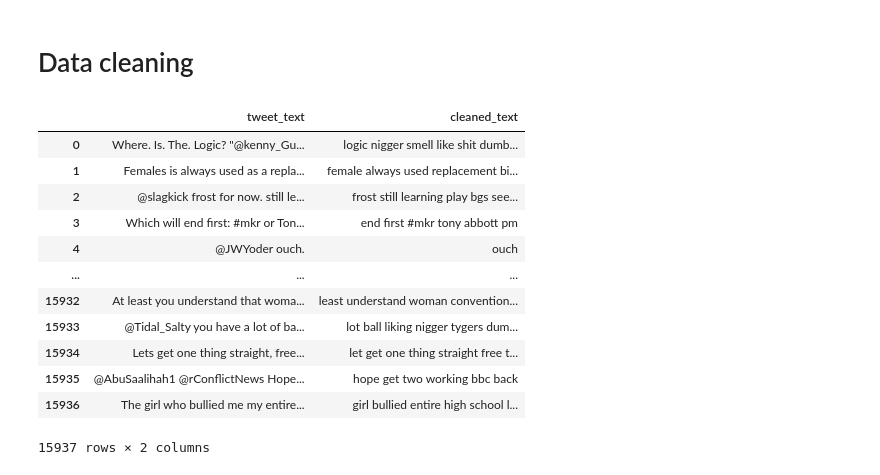
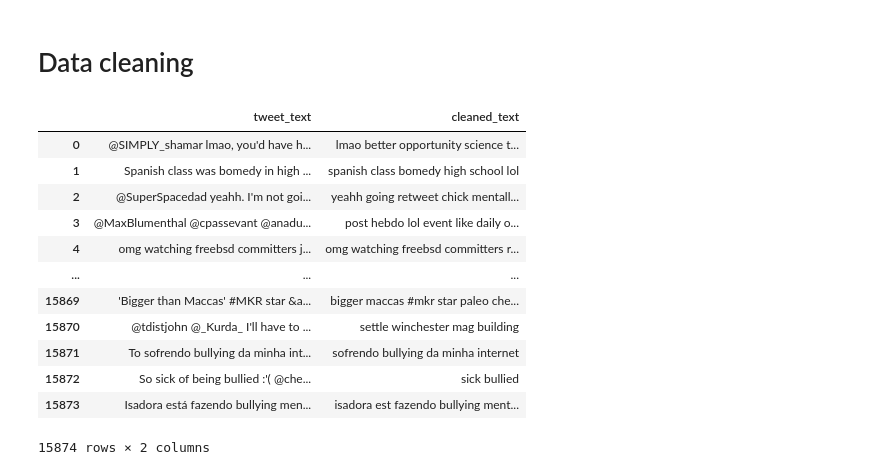
Before and after one commit to polaternez/cyberbullying-tweet-detection, a Jupyter notebook: notebooks/data_cleaning.ipynb, the cells around one changed output. Drawn from its saved outputs; the diff is of its cells as text; code cells hidden in the pictures.

```diff
--- a/notebooks/data_cleaning.ipynb
+++ b/notebooks/data_cleaning.ipynb
@@ -72,0 +67,3 @@ tweets_df["cyberbullying_type"].hist(xrot=90)
+# %%
+# Remove duplicate rows
+tweet_df = tweet_df.drop_duplicates()
@@ -72,0 +72,7 @@ tweets_df["cyberbullying_type"].hist(xrot=90)
+# %%
+not_cyberbullying_df = tweet_df[tweet_df['cyberbullying_type']=="not_cyberbullying"]
+cyberbullying_df = tweet_df[tweet_df['cyberbullying_type']!="not_cyberbullying"]
+cyberbullying_df_sampled = cyberbullying_df.sample(len(not_cyberbullying_df))
+
+new_tweet_df = pd.concat([not_cyberbullying_df, cyberbullying_df_sampled], axis=0)
+new_tweet_df = new_tweet_df.sample(frac=1).reset_index(drop=True) # shuffle dataset
@@ -73,26 +84,26 @@ tweets_df["cyberbullying_type"].hist(xrot=90)
 # %% [markdown]
 # Data cleaning
 # %%
-# Is it cyberbullying?
-tweets_df["is_cyberbullying"] = [0 if x=="not_cyberbullying" else 1 for x in tweets_df["cyberbullying_type"]]
+# Encode cyberbullying type
+new_tweet_df["is_cyberbullying"] = [0 if x=="not_cyberbullying" else 1 for x in new_tweet_df["cyberbullying_type"]]
 # %%
 # Clean tweet text
-tweets_df["cleaned_text"] = tweets_df["tweet_text"].apply(tc.clean_text)
+new_tweet_df["cleaned_text"] = new_tweet_df["tweet_text"].apply(tc.clean_text)
 # %%
-tweets_df[['tweet_text', 'cleaned_text']]
+new_tweet_df[['tweet_text', 'cleaned_text']]
 # %% [output]
 |  | tweet_text | cleaned_text |
-| 0 | Where. Is. The. Logic? "@kenny_Gu... | logic nigger smell like shit dumb... |
-| 1 | Females is always used as a repla... | female always used replacement bi... |
-| 2 | @slagkick frost for now. still le... | frost still learning play bgs see... |
-| 3 | Which will end first: #mkr or Ton... | end first #mkr tony abbott pm |
-| 4 | @JWYoder ouch. | ouch |
+| 0 | @SIMPLY_shamar lmao, you'd have h... | lmao better opportunity science t... |
+| 1 | Spanish class was bomedy in high ... | spanish class bomedy high school lol |
+| 2 | @SuperSpacedad yeahh. I'm not goi... | yeahh going retweet chick mentall... |
+| 3 | @MaxBlumenthal @cpassevant @anadu... | post hebdo lol event like daily o... |
+| 4 | omg watching freebsd committers j... | omg watching freebsd committers r... |
 | ... | ... | ... |
-| 15932 | At least you understand that woma... | least understand woman convention... |
-| 15933 | @Tidal_Salty you have a lot of ba... | lot ball liking nigger tygers dum... |
-| 15934 | Lets get one thing straight, free... | let get one thing straight free t... |
-| 15935 | @AbuSaalihah1 @rConflictNews Hope... | hope get two working bbc back |
-| 15936 | The girl who bullied me my entire... | girl bullied entire high school l... |
+| 15869 | 'Bigger than Maccas' #MKR star &a... | bigger maccas #mkr star paleo che... |
+| 15870 | @tdistjohn @_Kurda_ I'll have to ... | settle winchester mag building |
+| 15871 | To sofrendo bullying da minha int... | sofrendo bullying da minha internet |
+| 15872 | So sick of being bullied :'( @che... | sick bullied |
+| 15873 | Isadora está fazendo bullying men... | isadora est fazendo bullying ment... |
-15937 rows × 2 columns
+15874 rows × 2 columns
 # %%
 # Save cleaned dataset
```
Also changed, not shown: parts of 10 cells of this notebook, 2 other files.
